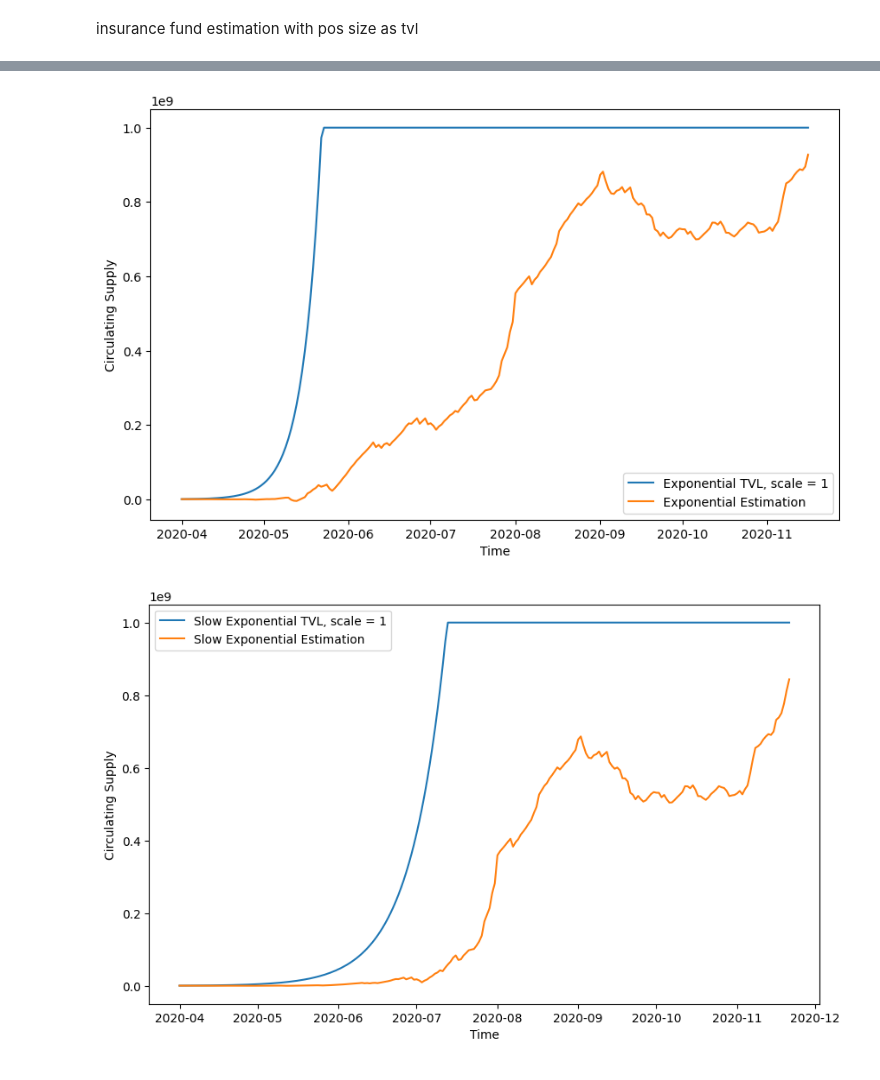
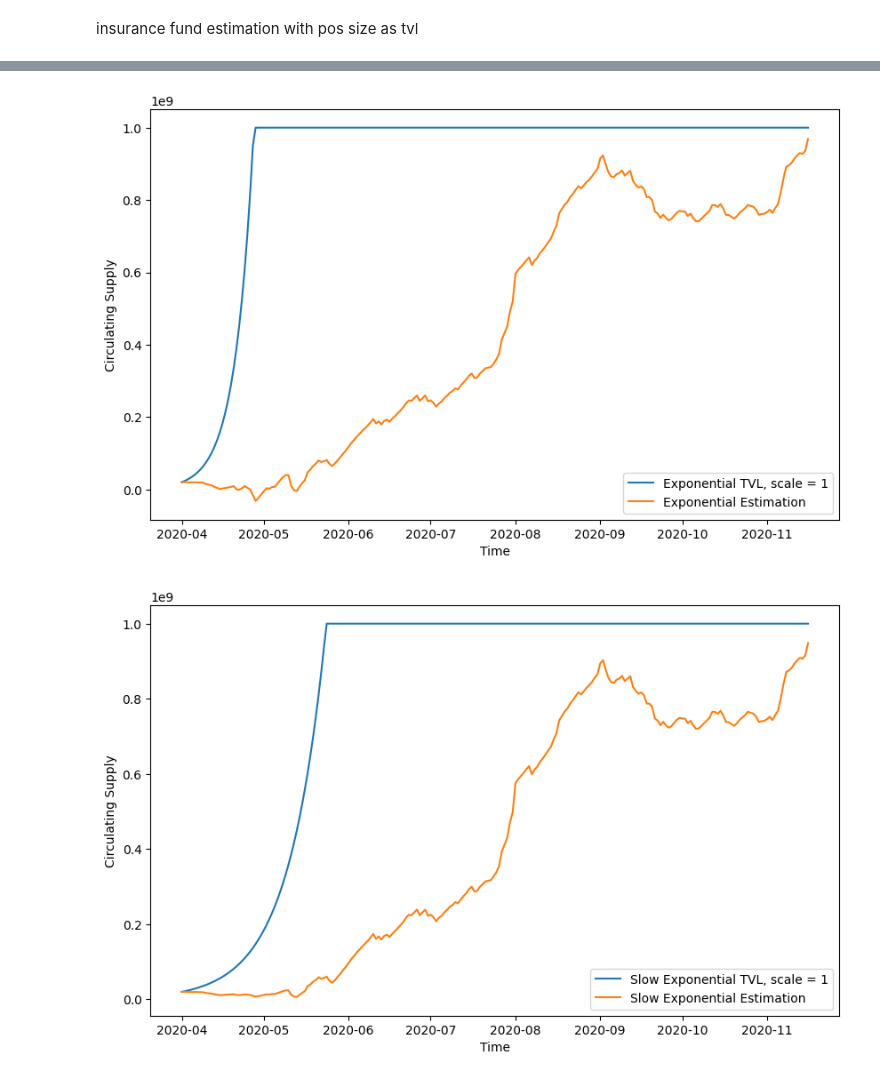
Before and after one commit to immortal16/OpenDeltaDeliverables, a Jupyter notebook: 2_2_simulations.ipynb, the cells around one changed output, grey strips where cells are left out. Cells and saved outputs as stored; diff of their text form; code cells hidden in the pictures.

Commit message:
changed initial supply

```diff
--- a/2_2_simulations.ipynb
+++ b/2_2_simulations.ipynb
@@ -290,7 +290,7 @@ plt.show()
 insurance fund estimation with pos size as tvl
 # %%
 slope = 0.1485
-initial_supply = 5e5
+initial_supply = 2e7
 # %%
 import numpy as np
 import matplotlib.pyplot as plt
@@ -373,18 +373,18 @@ plt.xlabel('Time')
 plt.ylabel('Circulating Supply')
 plt.show()
 # %% [output]
-[figure, old version]
+[figure, new version]
 # %%
-days_to_show = 235
+days_to_show = 230
 
 plt.figure(figsize=(10, 6))
 
 plt.plot(data.index[:days_to_show], slow_exponential_supply[:days_to_show], label='Slow Exponential TVL, scale = 1')
 plt.plot(data.index[:days_to_show], slow_exponential_dynamic[:days_to_show], label='Slow Exponential Estimation')
 
 plt.legend()
 plt.xlabel('Time')
 plt.ylabel('Circulating Supply')
 plt.show()
 # %% [output]
-[figure, old version]
+[figure, new version]
```
Also changed, not shown: parts of 14 cells of this notebook.
